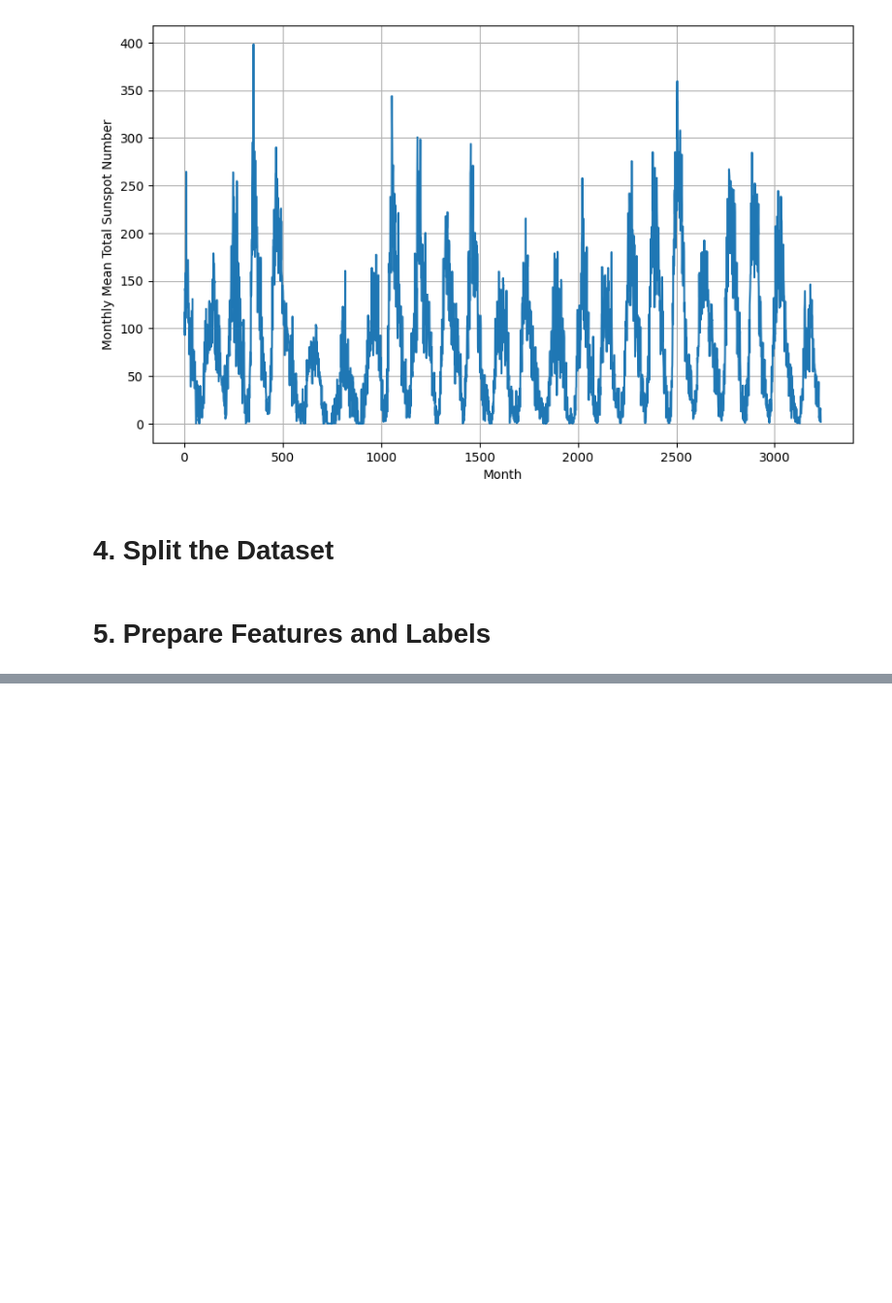
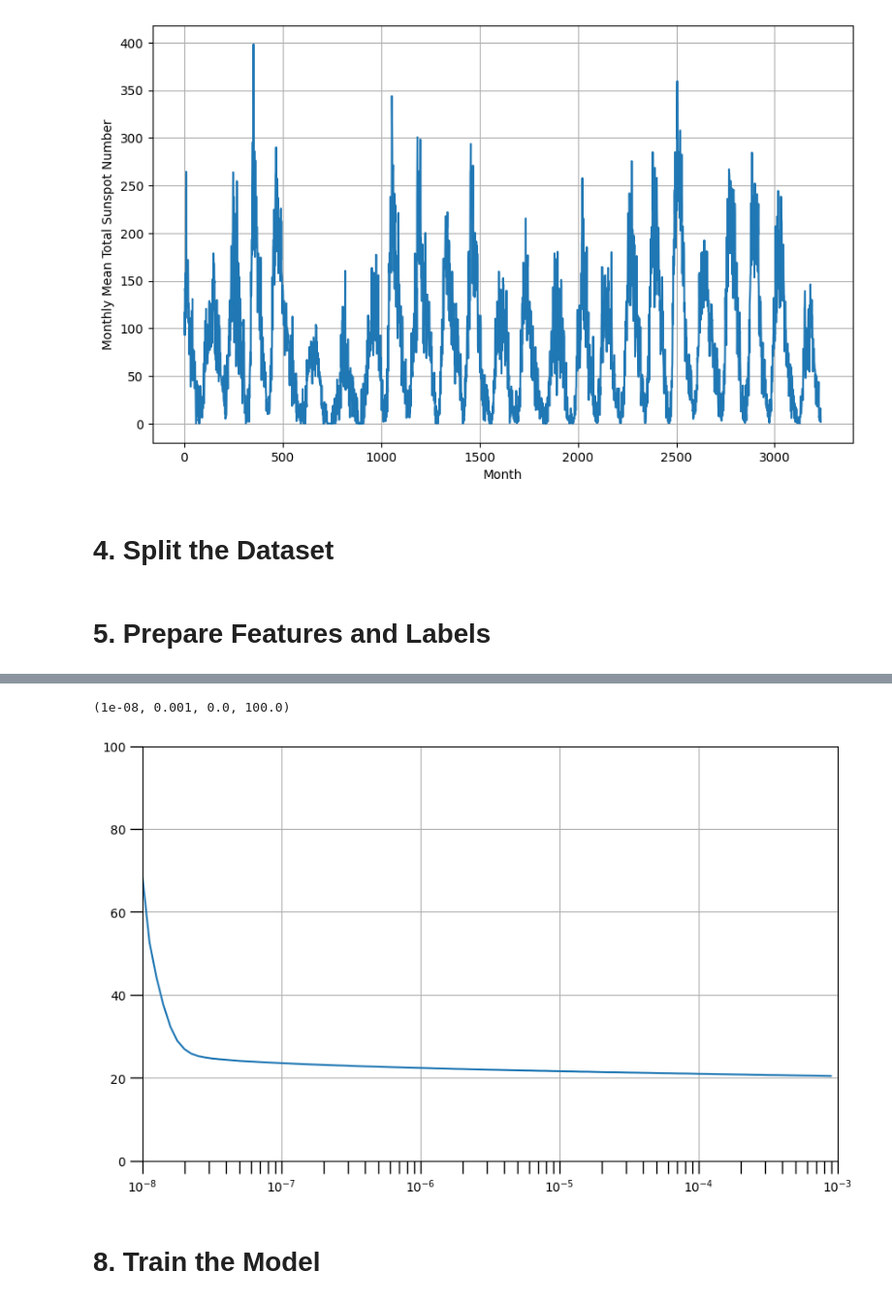
Before and after one commit to jspooons/tensorflow-basics, a Jupyter notebook: 4_Predicting_Sequences_101/4_forecasting_real_data.ipynb, the cells around one changed output, grey strips where cells are left out. Shown: that part at 97% size. Drawn from its saved outputs; the diff is of its cells as text; code cells hidden in the pictures; blank space fills up the shorter version.

```diff
--- a/4_Predicting_Sequences_101/4_forecasting_real_data.ipynb
+++ b/4_Predicting_Sequences_101/4_forecasting_real_data.ipynb
@@ -88,0 +110,8 @@ x_valid = series[split_time:]
+# %%
+# Parameters
+window_size = 30
+batch_size = 32
+shuffle_buffer_size = 1000
+
+# Generate the dataset windows
+train_set = windowed_dataset(x_train, window_size, batch_size, shuffle_buffer_size)
@@ -88,0 +120,12 @@ x_valid = series[split_time:]
+# %%
+model = tf.keras.models.Sequential([
+    tf.keras.layers.Conv1D(filters=64, kernel_size=3, strides=1, activation='relu', padding='causal', input_shape=[window_size,1]),
+    tf.keras.layers.LSTM(64, return_sequences=True),
+    tf.keras.layers.LSTM(64),
+    tf.keras.layers.Dense(30, activation='relu'),
+    tf.keras.layers.Dense(10, activation='relu'),
+    tf.keras.layers.Dense(1),
+    tf.keras.layers.Lambda(lambda x: x * 400)
+])
+
+model.summary()
@@ -88,0 +155,8 @@ x_valid = series[split_time:]
+# %%
+lr_schedule = tf.keras.callbacks.LearningRateScheduler(lambda epoch: 1e-8 * 1**(epoch / 20))
+
+optimizer = tf.keras.optimizers.legacy.SGD(momentum=0.9)
+
+model.compile(loss=tf.keras.losses.Huber(), optimizer=optimizer)
+
+history = model.fit(train_set, epochs=100, callbacks=[lr_schedule])
@@ -88,0 +181,19 @@ x_valid = series[split_time:]
+# %%
+# Define the learning rate array
+lrs = 1e-8 * (10 ** (np.arange(100) / 20))
+
+plt.figure(figsize=(10,6))
+plt.grid(True)
+
+# Used to create a plot with a logarithmic scale on the x-axis (lrs) and a linear scale on the y-axis (loss values
+plt.semilogx(lrs, history.history['loss'])
+
+plt.tick_params('both', length=10, width=1, which='both')
+
+# Sets the limits for the x-axis (1e-8 to 1e-3) and y-axis (0 to 100) of the plot
+plt.axis([1e-8, 1e-3, 0, 100])
+# %% [output]
+(1e-08, 0.001, 0.0, 100.0)
+[figure, added]
+# %% [markdown]
+# 8. Train the Model
```
Also changed, not shown: parts of 21 cells of this notebook.
